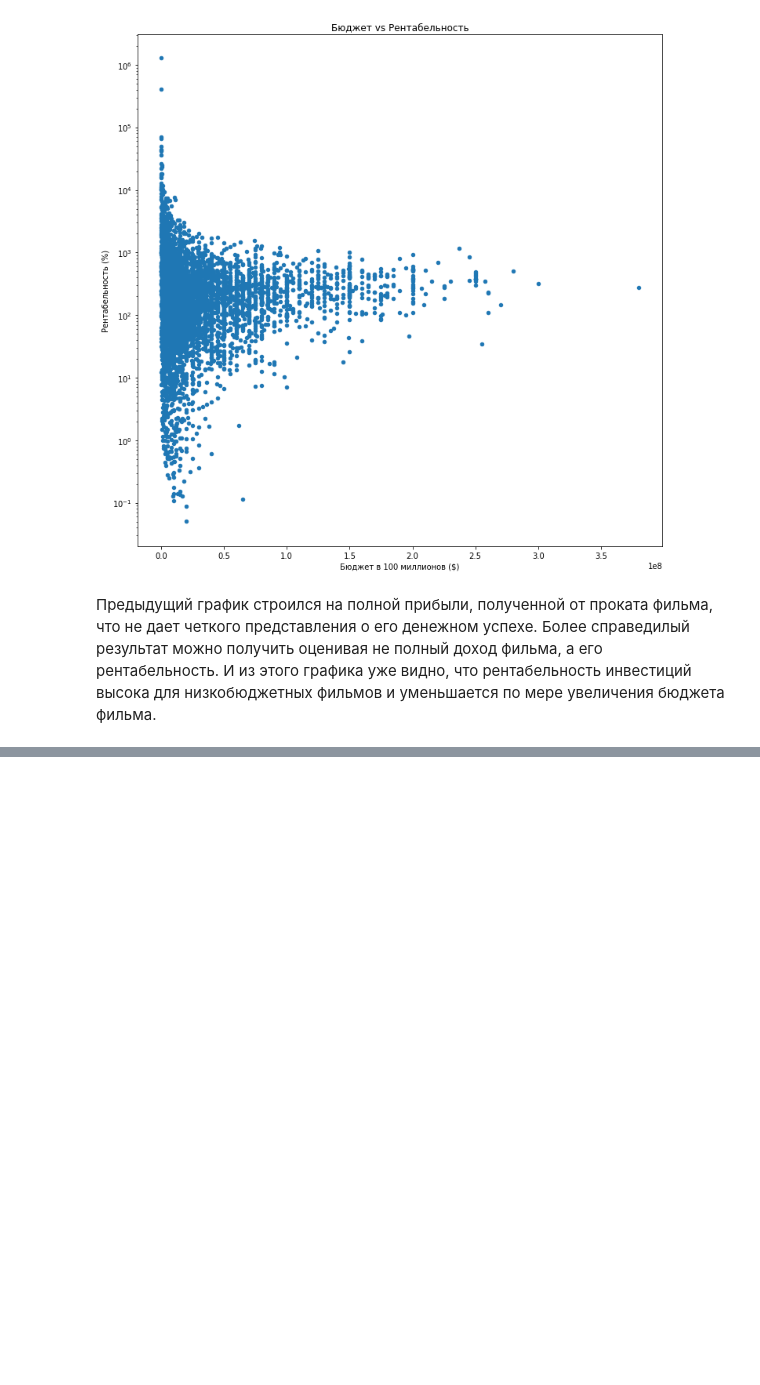
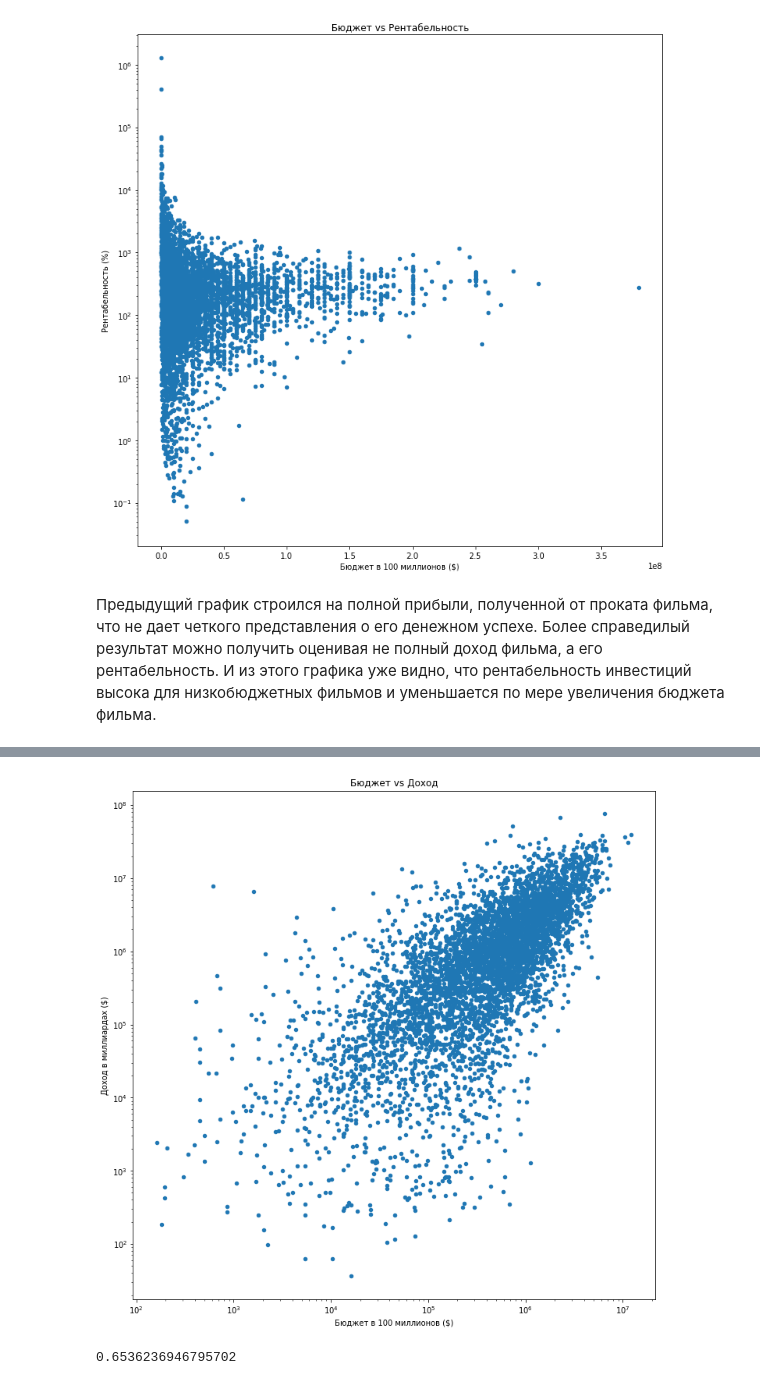
Before and after one commit to haema5/Further_Mathematics, a Jupyter notebook: theory of chances/project/pr_imdb.ipynb, the cells around one changed output, grey strips where cells are left out. Saved outputs shown, nothing was run; the diff lists cells and outputs as text; code cells hidden in the pictures; blank space fills up the shorter version.

Commit message:
add inflation

```diff
--- a/theory of chances/project/pr_imdb.ipynb
+++ b/theory of chances/project/pr_imdb.ipynb
@@ -195,0 +207,5 @@ plt.show()
+# %%
+us_inf['Year'] = us_inf['Year'].astype(int)
+us_inf['Total'] = us_inf['Total'].astype(float)
+us_inf = us_inf.loc[us_inf['Year'].between(1960, 2017), :]
+us_inf.info()
@@ -195,0 +220,3 @@ plt.show()
+# %%
+df = df.rename(columns={'release_date': 'Year'})
+df.info()
@@ -195,0 +234,3 @@ plt.show()
+# %%
+df = pd.merge(df, us_inf, how='left', on='Year')
+df.head()
@@ -195,0 +244,5 @@ plt.show()
+# %%
+df['ia_inflation'] = (df.Total / 100)
+df['ia_budget'] = np.dot(df['budget'], df['ia_inflation'])
+df['ia_revenue'] = np.dot(df['revenue'], df['ia_inflation'])
+df.head()
@@ -195,0 +256,15 @@ plt.show()
+# %%
+df.plot(x='ia_budget', y='ia_revenue', kind='scatter', figsize=(12, 12))
+plt.yscale('log')
+plt.xscale('log')
+plt.title('Бюджет vs Доход')
+plt.xlabel('Бюджет в 100 миллионов ($)')
+plt.ylabel('Доход в миллиардах ($)')
+plt.show()
+# %% [output]
+[figure, added]
+# %%
+corr_coef = np.corrcoef(df['ia_budget'], df['ia_revenue'])[0][1]
+corr_coef
+# %% [output]
+0.6536236946795702
```
Also changed, not shown: parts of 5 cells of this notebook, 1 other file.
